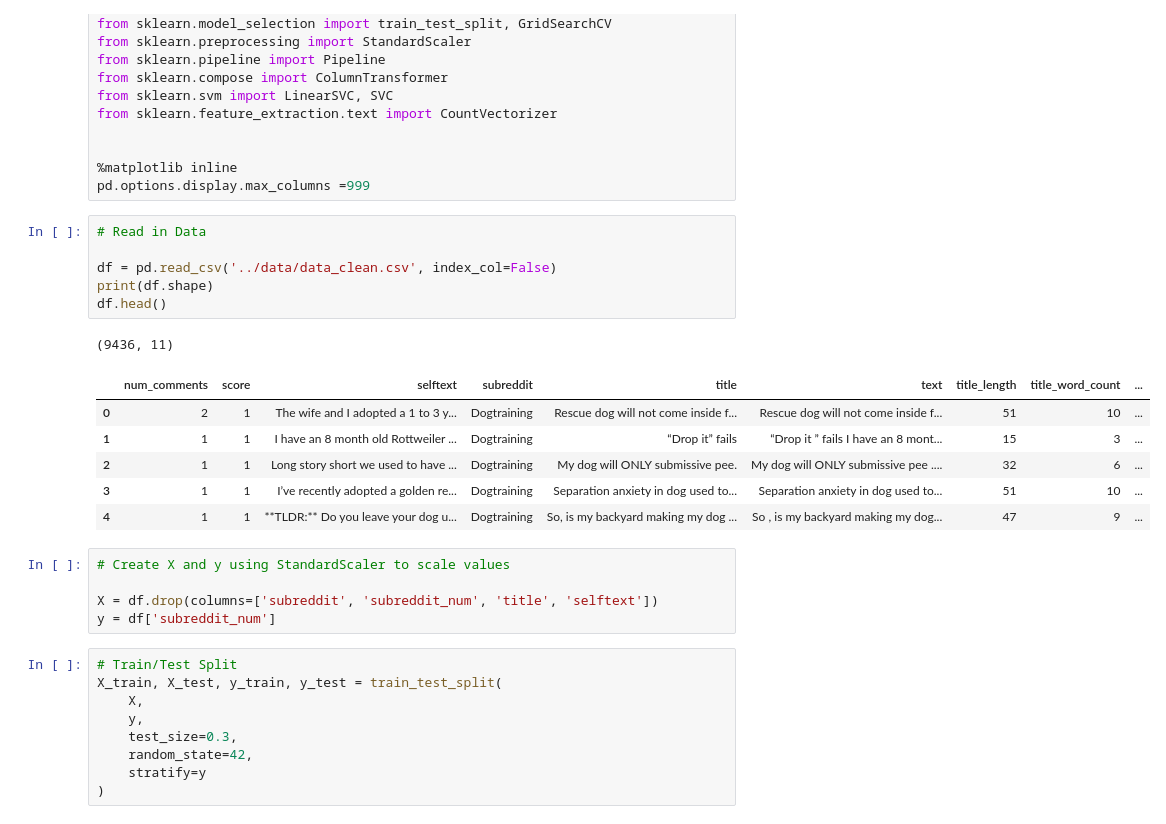
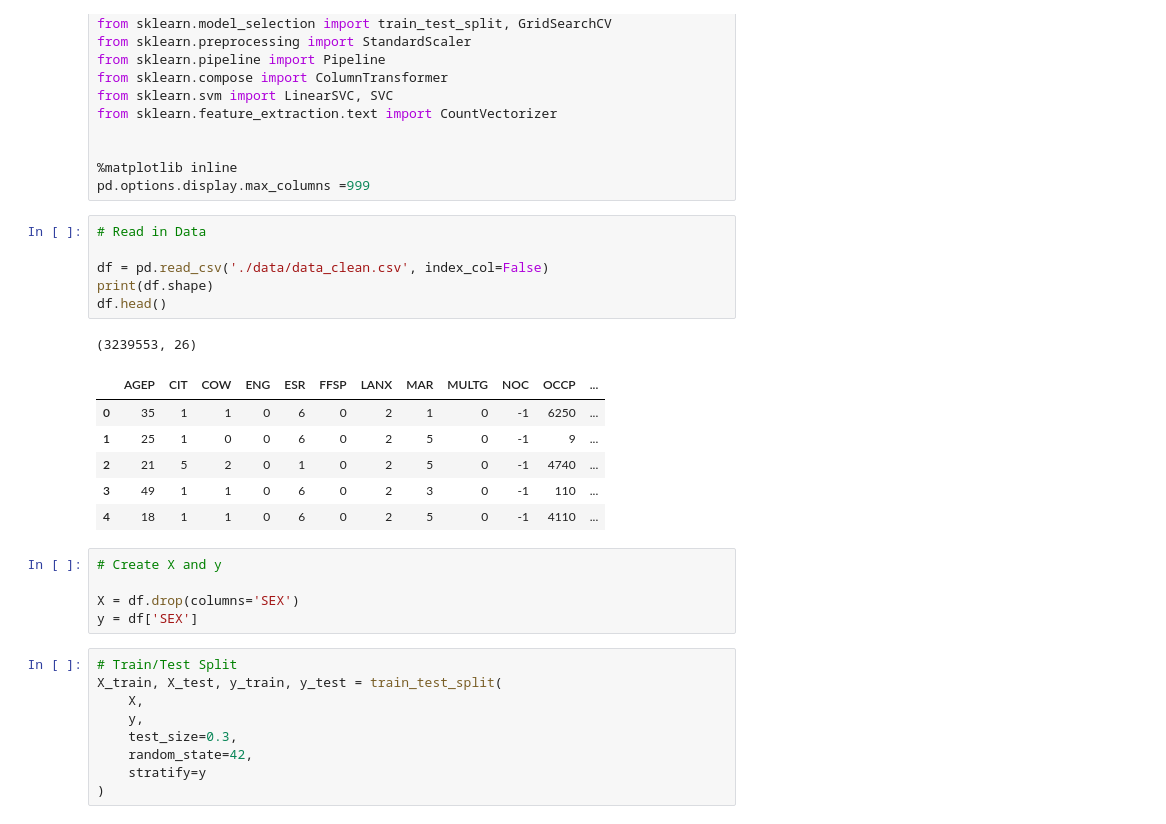
Before and after one commit to brandiehatch/capstone, a Jupyter notebook: 03_model_clustering_capstone.ipynb, the cells around one changed output. Drawn from its saved outputs; the diff is of its cells as text.

```diff
--- a/03_model_capstone.ipynb
+++ b/03_model_clustering_capstone.ipynb
@@ -34,22 +38,22 @@ pd.options.display.max_columns =999
 # %%
 # Read in Data
 
-df = pd.read_csv('../data/data_clean.csv', index_col=False)
+df = pd.read_csv('./data/data_clean.csv', index_col=False)
 print(df.shape)
 df.head()
 # %% [output]
-(9436, 11)
+(3239553, 26)
-|  | num_comments | score | selftext | subreddit | title | text | title_length | title_word_count | ... |
-| 0 | 2 | 1 | The wife and I adopted a 1 to 3 y... | Dogtraining | Rescue dog will not come inside f... | Rescue dog will not come inside f... | 51 | 10 | ... |
-| 1 | 1 | 1 | I have an 8 month old Rottweiler ... | Dogtraining | “Drop it” fails | “Drop it ” fails I have an 8 mont... | 15 | 3 | ... |
-| 2 | 1 | 1 | Long story short we used to have ... | Dogtraining | My dog will ONLY submissive pee. | My dog will ONLY submissive pee .... | 32 | 6 | ... |
-| 3 | 1 | 1 | I’ve recently adopted a golden re... | Dogtraining | Separation anxiety in dog used to... | Separation anxiety in dog used to... | 51 | 10 | ... |
-| 4 | 1 | 1 | **TLDR:** Do you leave your dog u... | Dogtraining | So, is my backyard making my dog ... | So , is my backyard making my dog... | 47 | 9 | ... |
+|  | AGEP | CIT | COW | ENG | ESR | FFSP | LANX | MAR | MULTG | NOC | OCCP | ... |
+| 0 | 35 | 1 | 1 | 0 | 6 | 0 | 2 | 1 | 0 | -1 | 6250 | ... |
+| 1 | 25 | 1 | 0 | 0 | 6 | 0 | 2 | 5 | 0 | -1 | 9 | ... |
+| 2 | 21 | 5 | 2 | 0 | 1 | 0 | 2 | 5 | 0 | -1 | 4740 | ... |
+| 3 | 49 | 1 | 1 | 0 | 6 | 0 | 2 | 3 | 0 | -1 | 110 | ... |
+| 4 | 18 | 1 | 1 | 0 | 6 | 0 | 2 | 5 | 0 | -1 | 4110 | ... |
 # %%
-# Create X and y using StandardScaler to scale values
+# Create X and y
 
-X = df.drop(columns=['subreddit', 'subreddit_num', 'title', 'selftext'])
-y = df['subreddit_num']
+X = df.drop(columns='SEX')
+y = df['SEX']
 # %%
 # Train/Test Split
 X_train, X_test, y_train, y_test = train_test_split(
```
Also changed, not shown: parts of 3 cells of this notebook, 3 other files.
